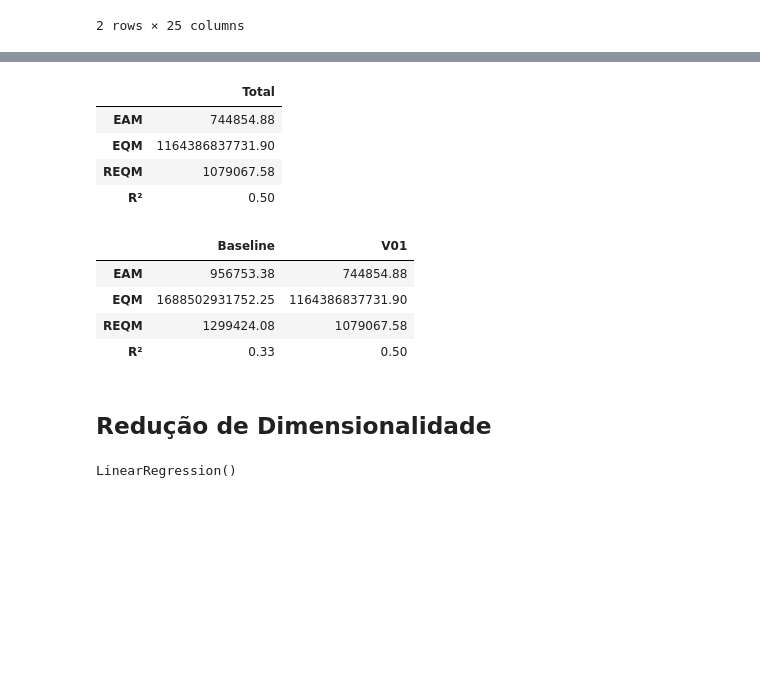
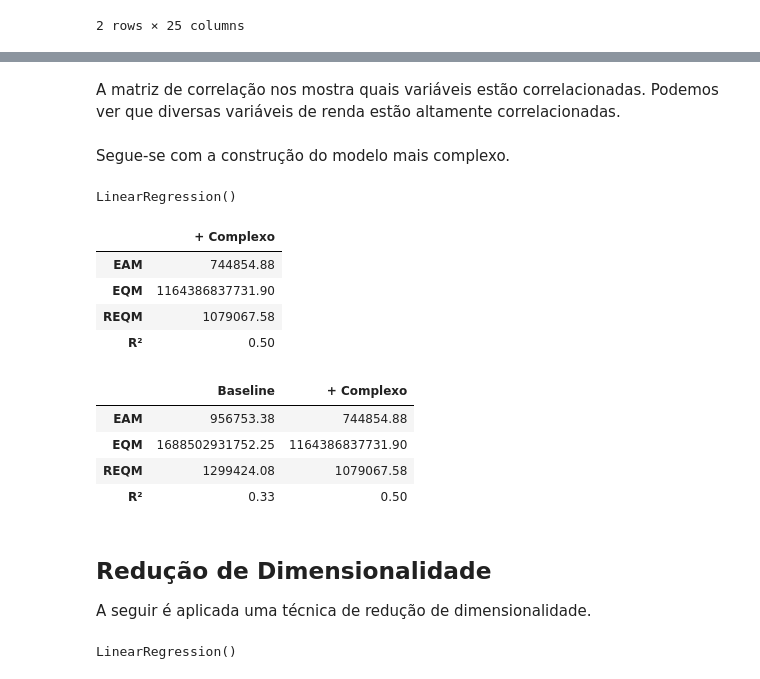
Before and after one commit to yorinori/imersao_dados4_Alura, a Jupyter notebook: Projeto_Final_LeandroYorinori_Imersao_dados_04.ipynb, the cells around one changed output, grey strips where cells are left out. Drawn from its saved outputs; the diff is of its cells as text; code cells hidden in the pictures; blank space fills up the shorter version.

```diff
--- a/Projeto_Final_LeandroYorinori_Imersao_dados_04.ipynb
+++ b/Projeto_Final_LeandroYorinori_Imersao_dados_04.ipynb
@@ -761,3 +785,7 @@ heatmap.set_title('Matriz de Correlação', fontdict={'fontsize':18}, pad=16);
+# %% [markdown]
+A matriz de correlação nos mostra quais variáveis estão correlacionadas. Podemos ver que diversas variáveis de renda estão altamente correlacionadas.
+# %% [markdown]
+Segue-se com a construção do modelo mais complexo.
 # %%
 # Selecionando a matriz de features e o target
 X = dados_vendas_censo[['Metragem', 'Quartos', 'Banheiros', 'Vagas','latitude', 'longitude', 'V001', 'V002', 'V003', 'V004', 'V005', 'V006', 'V007', 'V008', 'V009', 'V010', 'V011', 'V012']]
@@ -768,37 +796,29 @@ X_train, X_test, y_train, y_test = train_test_split(X, y, test_size = 0.25, rand
 
 # Ajuste do modelo
 lr.fit(X_train, y_train)
-
-# Labels preditos para os conjuntos de treino e teste
-y_predict_test = lr.predict(X_test)
-y_predict_train = lr.predict(X_train)
-
-# métricas para o conjunto de teste
-mae_test = mean_absolute_error(y_test, y_predict_test)
-r2_test = r2_score(y_test, y_predict_test)
-
-# métricas para o conjunto de treino
-mae_train = mean_absolute_error(y_train, y_predict_train)
-r2_train = r2_score(y_train, y_predict_train)
+# %% [output]
+LinearRegression()
 # %%
-metricas(y_test, lr.predict(X_test), 'Total')
+metricas(y_test, lr.predict(X_test), '+ Complexo')
 # %% [output]
-|  | Total |
+|  | + Complexo |
 | EAM | 744854.88 |
 | EQM | 1164386837731.90 |
 | REQM | 1079067.58 |
 | R² | 0.50 |
 # %%
-resultados = pd.concat([resultados, metricas(y_test, lr.predict(X_test), 'V01')], axis=1)
+resultados = pd.concat([resultados, metricas(y_test, lr.predict(X_test), '+ Complexo')], axis=1)
 resultados
 # %% [output]
-|  | Baseline | V01 |
+|  | Baseline | + Complexo |
 | EAM | 956753.38 | 744854.88 |
 | EQM | 1688502931752.25 | 1164386837731.90 |
 | REQM | 1299424.08 | 1079067.58 |
 | R² | 0.33 | 0.50 |
-# %% [markdown]
-## Redução de Dimensionalidade
+# %% [markdown]
+## Redução de Dimensionalidade
+
+A seguir é aplicada uma técnica de redução de dimensionalidade.
 # %%
 from sklearn.feature_selection import RFECV
 
```
Also changed, not shown: parts of 21 cells of this notebook.
